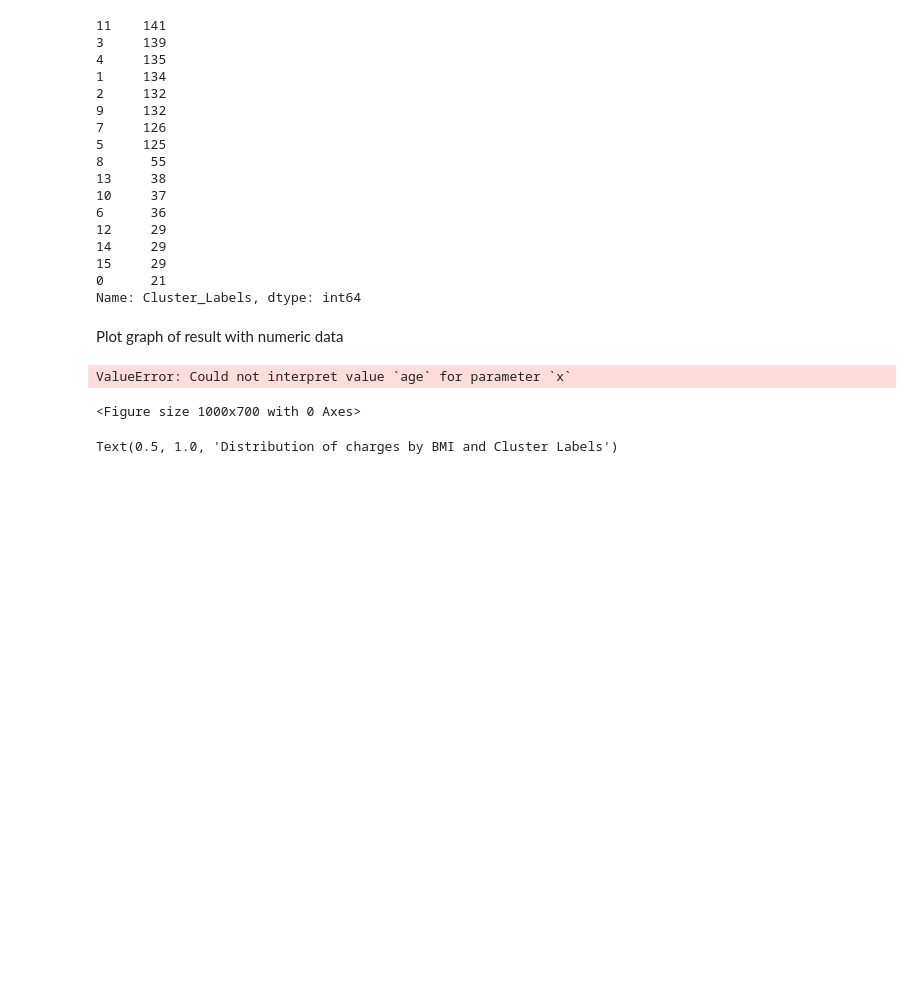
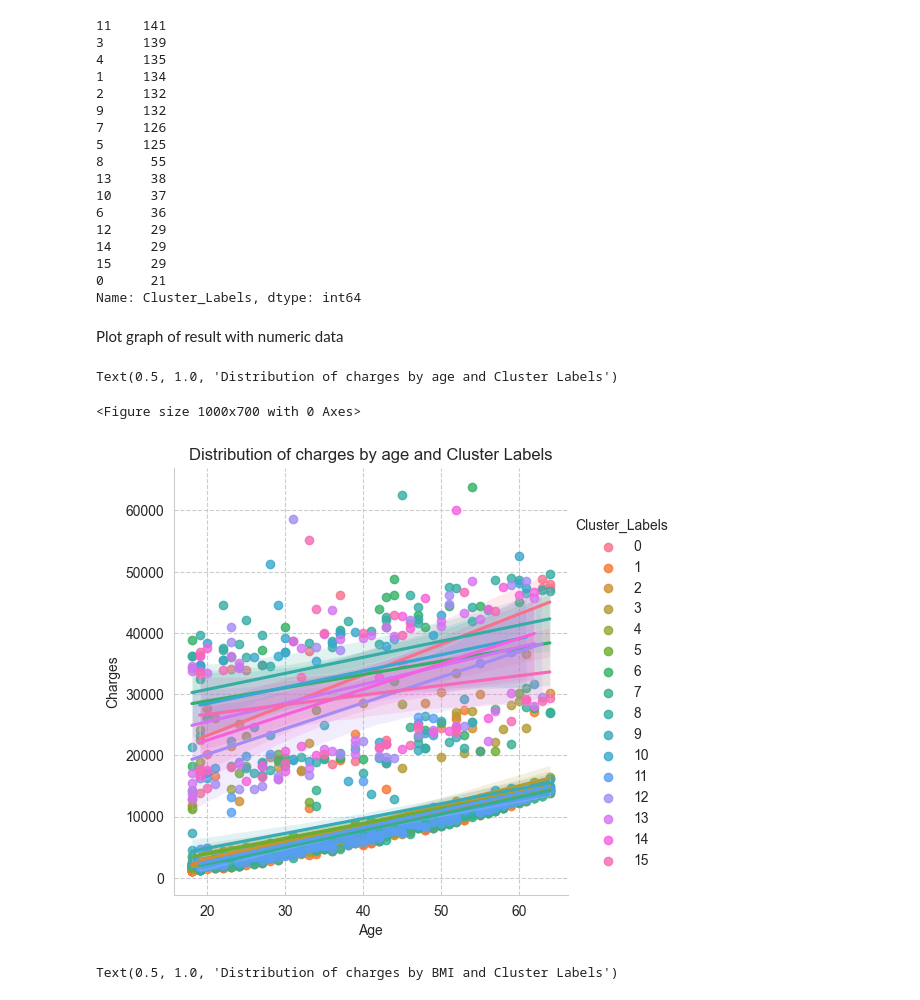
Before and after one commit to GarterPoom/Comparison-and-Implementation-of-Insurance-Customer-Predictive-Models, a Jupyter notebook: Models Implementation.ipynb, the cells around one changed output. Saved outputs shown, nothing was run; the diff lists cells and outputs as text; code cells hidden in the pictures; blank space fills up the shorter version.

Commit message:
Edit graph plot

```diff
--- a/Models Implementation.ipynb
+++ b/Models Implementation.ipynb
@@ -360,14 +360,15 @@ Plot graph of result with numeric data
 # %%
 #The relationship between insurance claim amounts and age.
 sns.set_style("whitegrid", {'grid.linestyle': '--'})
 plt.figure(figsize = (10, 7))
-sns.scatterplot(x = "age", y = "charges", hue="Cluster_Labels", data = result)
+sns.lmplot(x = "age", y = "charges", hue="Cluster_Labels", data = result)
 plt.xlabel("Age")
 plt.ylabel("Charges")
 plt.title("Distribution of charges by age and Cluster Labels")
 # %% [output]
-ValueError: Could not interpret value `age` for parameter `x`
+Text(0.5, 1.0, 'Distribution of charges by age and Cluster Labels')
 <Figure size 1000x700 with 0 Axes>
+[figure, added]
 # %%
 #The relationship between insurance claim amounts and age.
 sns.set_style("whitegrid", {'grid.linestyle': '--'})
```
Also changed, not shown: parts of 8 cells of this notebook.
